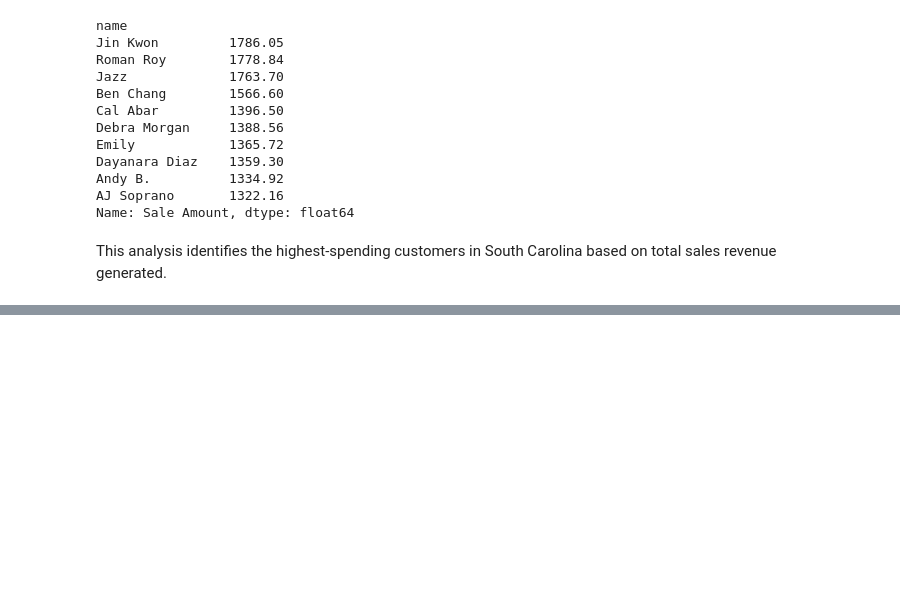
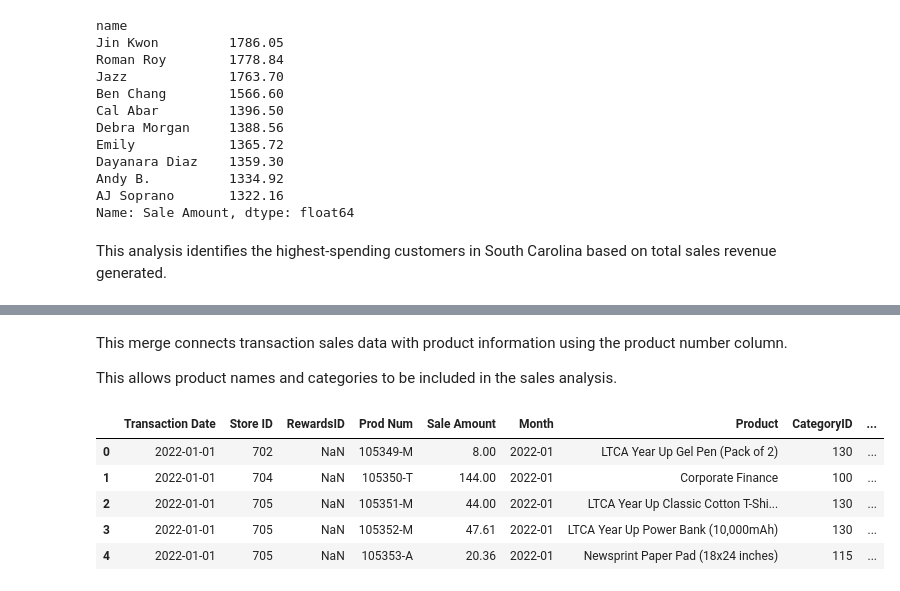
Before and after one commit to Soniatana/Capstone_2, a Jupyter notebook: tana_sales_analysis.ipynb, the cells around one changed output, grey strips where cells are left out. Cells and saved outputs as stored; diff of their text form; code cells hidden in the pictures; blank space fills up the shorter version.

```diff
--- a/tana_sales_analysis.ipynb
+++ b/tana_sales_analysis.ipynb
@@ -532,0 +554,21 @@ This analysis identifies the highest-spending customers in South Carolina based
+# %% [markdown]
+This merge connects transaction sales data with product information using the product number column.
+
+This allows product names and categories to be included in the sales analysis.
+# %%
+# Merge product sales with store details
+sales_products_merged = pd.merge(
+    sales_products,
+    store_detail,
+    on="Store ID"
+)
+
+# Preview merged dataset
+sales_products_merged.head()
+# %% [output]
+|  | Transaction Date | Store ID | RewardsID | Prod Num | Sale Amount | Month | Product | CategoryID | ... |
+| 0 | 2022-01-01 | 702 | NaN | 105349-M | 8.00 | 2022-01 | LTCA Year Up Gel Pen (Pack of 2) | 130 | ... |
+| 1 | 2022-01-01 | 704 | NaN | 105350-T | 144.00 | 2022-01 | Corporate Finance | 100 | ... |
+| 2 | 2022-01-01 | 705 | NaN | 105351-M | 44.00 | 2022-01 | LTCA Year Up Classic Cotton T-Shi... | 130 | ... |
+| 3 | 2022-01-01 | 705 | NaN | 105352-M | 47.61 | 2022-01 | LTCA Year Up Power Bank (10,000mAh) | 130 | ... |
+| 4 | 2022-01-01 | 705 | NaN | 105353-A | 20.36 | 2022-01 | Newsprint Paper Pad (18x24 inches) | 115 | ... |
```
Also changed, not shown: parts of 15 cells of this notebook.
